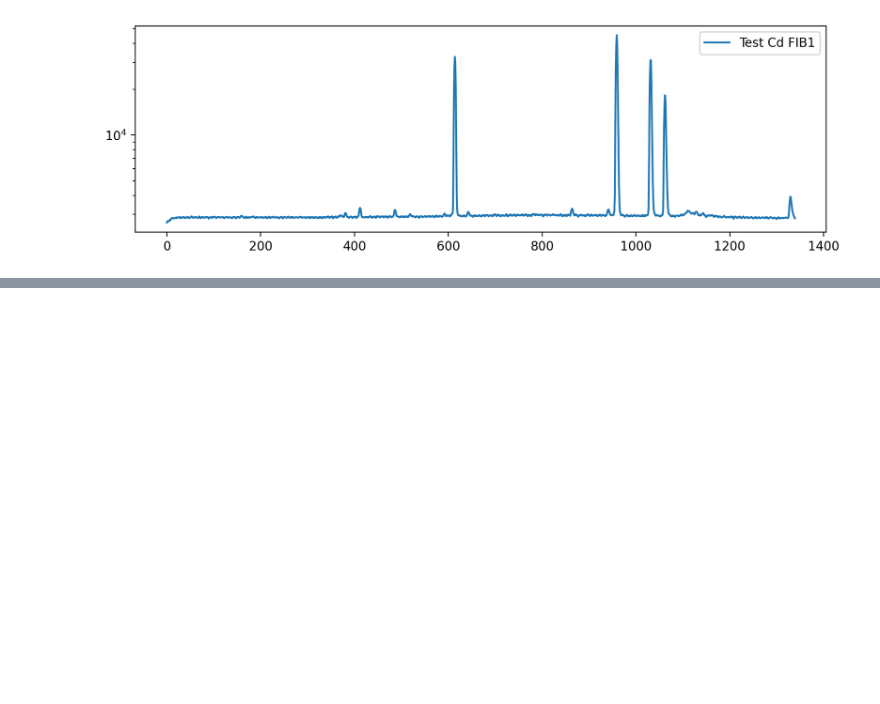
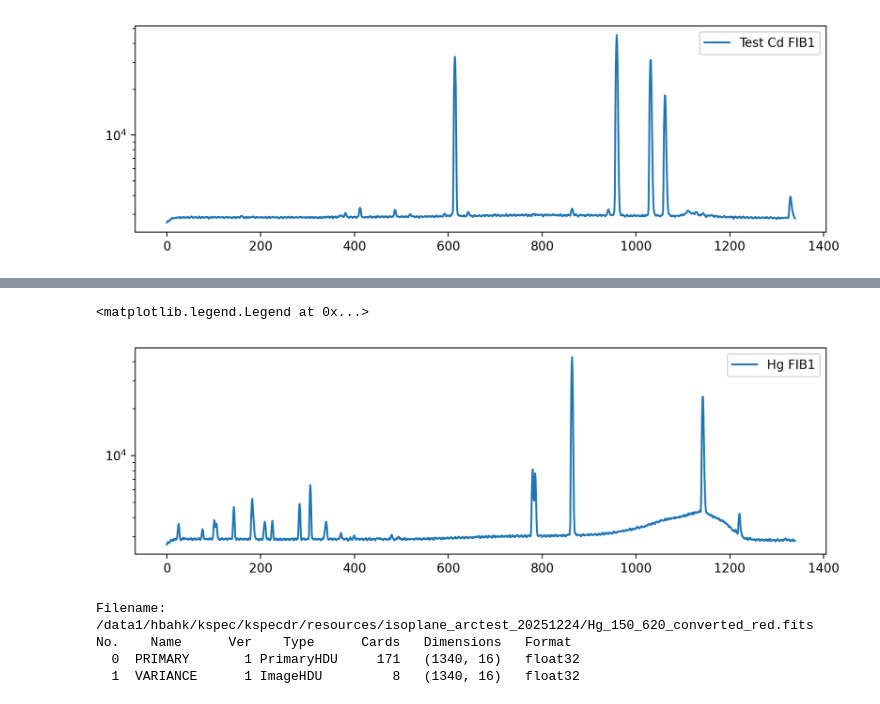
Before and after one commit to hbahk/kspecdr, a Jupyter notebook: notebooks/test_arc_20251224.ipynb, the cells around one changed output, grey strips where cells are left out. Saved outputs shown, nothing was run; the diff lists cells and outputs as text; code cells hidden in the pictures; blank space fills up the shorter version.

```diff
--- a/notebooks/test_arc_20251224.ipynb
+++ b/notebooks/test_arc_20251224.ipynb
@@ -1760,3 +1778,19 @@ fig.update_layout(
 )
 
 fig.show()
+# %%
+from kspecdr.extract.reduce_arc import reduce_arc
+
+# Assuming you have an extracted arc file or run full reduction
+hg_args = {
+    'RAW_FILENAME': (TESTDIR / 'Hg_150_620_converted.fits').as_posix(),
+    'IMAGE_FILENAME': (TESTDIR / 'Hg_150_620_converted_im.fits').as_posix(),
+    'TLMAP_FILENAME': fpath_tlm.as_posix(),
+    'EXTRAC_FILENAME': (TESTDIR / 'Hg_150_620_converted_ex.fits').as_posix(),
+    'OUTPUT_FILENAME': (TESTDIR / 'Hg_150_620_converted_red.fits').as_posix(),
+    'USE_GENCAL': True,
+    'ARCDIR': WD/"data"/"arc_tables",
+    'LAMPNAME': 'hgar',
+}
+
+reduce_arc(hg_args)
@@ -1762,0 +1815,18 @@ fig.show()
+# %%
+hdul_hg = fits.open(hg_args['OUTPUT_FILENAME'])
+
+fig = plt.figure(figsize=(10, 3))
+ax = fig.add_subplot(111)
+ax.plot(hdul_hg[0].data[0], label="Hg FIB1")
+ax.set_yscale("log")
+ax.legend()
+# %% [output]
+<matplotlib.legend.Legend at 0x...>
+[figure, added]
+# %%
+hdul_hg.info()
+# %% [output]
+Filename: /data1/hbahk/kspec/kspecdr/resources/isoplane_arctest_20251224/Hg_150_620_converted_red.fits
+No.    Name      Ver    Type      Cards   Dimensions   Format
+  0  PRIMARY       1 PrimaryHDU     171   (1340, 16)   float32
+  1  VARIANCE      1 ImageHDU         8   (1340, 16)   float32
```
Also changed, not shown: parts of 6 cells of this notebook, 3 other files.
